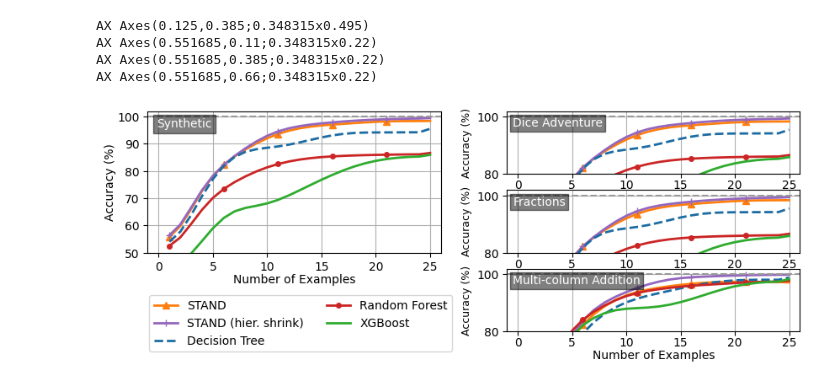
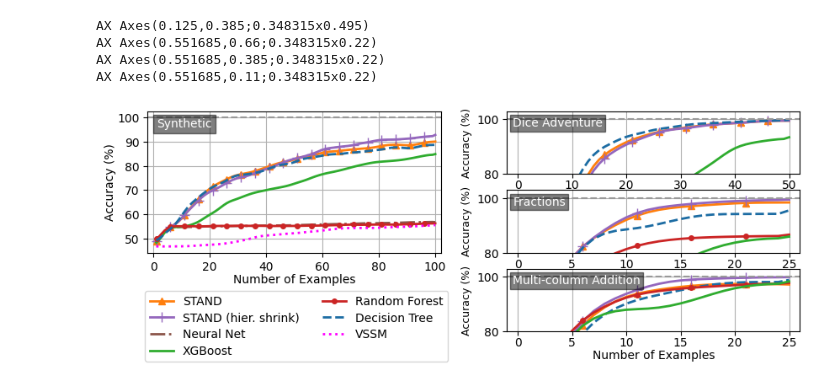
Before and after one commit to DannyWeitekamp/stand_eval, a Jupyter notebook: Sim Plots.ipynb, the cells around one changed output. Saved outputs shown, nothing was run; the diff lists cells and outputs as text; code cells hidden in the pictures.

```diff
--- a/Sim Plots.ipynb
+++ b/Sim Plots.ipynb
@@ -338,7 +312,4 @@ The autoreload extension is already loaded. To reload it, use:
 # %%
-stat_sets_by_model = load_stat_sets("sim_saves/*")
+_stat_sets_by_model = load_stat_sets("sim_saves/*")
 stats_vssm = load_stat_sets("vssm/*")
-
-print(stats_vssm)
-
-stat_sets_by_model = {**stat_sets_by_model, **stats_vssm}
+stat_sets_by_model = {**_stat_sets_by_model, **stats_vssm}
@@ -531,5 +485,5 @@ plt.show()
 # %%
-stat_sets_by_model = load_stat_sets("sim_saves/*")
+#stat_sets_by_model = load_stat_sets("sim_saves/*")
 
 #plot_active_diff( aggregate_stat(stat_sets_by_model, "accuracies"),
 #                  "Active Learning Utility", h_line=100)
@@ -990,29 +805,16 @@ gs = gridspec.GridSpec(3, 2, width_ratios=[2, 2], height_ratios=[1, 1, 1], wspac
 
 # Left: Large image spans all 3 rows
 ax_large = plt.subplot(gs[:-1, 0])
-#ax_large.imshow(large_image, cmap='gray')
-#ax_large.set_title('Large Image')
-#ax_large.axis('off')
 
 ax_large.text(0.03, 0.95, "Synthetic", color='white', fontsize=10,
             ha='left', va='top', transform=ax_large.transAxes,
             bbox=dict(facecolor='black', alpha=0.5, pad=3))
-handles, labels = axes[0].get_legend_handles_labels()
-fig.legend(handles, labels, loc='lower left', ncol=2, bbox_to_anchor=(0.12, 0.02))
-
-
-#ax_large.set_xlabel("Number of Examples")
-
 
 # Right: 3 smaller images
 small_ax = []
 small_text = ["Dice Adventure", "Fractions", "Multi-column Addition"]
 for i in range(3):
     ax = plt.subplot(gs[i, 1])
-    #ax.imshow(small_images[i], cmap='gray')
-    #ax.set_title(f'Small Image {i+1}')
-    #ax.axis('off')
-
     small_ax.append(ax)
 
     ax.text(0.02, 0.9, small_text[i], color='white', fontsize=10,
@@ -1023,60 +825,46 @@ for i in range(3):
 sax0, sax1, sax2 = small_ax
 
 from matplotlib.patches import Patch
-#legend_elements = [
-#    Patch(facecolor='gray', label='Category A'),
-#    Patch(facecolor='black', label='Category B'),
-#    Patch(facecolor='gray', label='Category A'),
-#    Patch(facecolor='black', label='Category B'),
-#    Patch(facecolor='gray', label='Category A'),
-#    Patch(facecolor='black', label='Category B')
-#]
 
-# Add legend under the large image
-#ax_large.legend(handles=legend_elements,
-#                loc='lower center',
-#                bbox_to_anchor=(0.5, -0.7),  # Adjust vertical position
-#                ncol=2,
-#                frameon=False)
+plot_stat( aggregate_stat(stat_sets_by_model, "accuracies"),
+           None, h_line=100, show_active=False, ax=ax_large, force_legend=False,
+           y_label="Accuracy (%)")
+
+da_sets_by_model = load_stat_sets("dice_adv/*")
+plot_stat( aggregate_stat(da_sets_by_model, "accuracies"),
+           None, h_line=100, x_lim=(-2,52), y_lim=(80,103), show_active=False, ax=sax0, y_label="Accuracy (%)")
 
 plot_stat( stats_by_cond(mc_conditions, "completeness"),
-           None, x_lim = (-1,26), y_lim=(50,102), h_line=100, show_active=False, ax=ax_large,
-           x_label = "", y_label="Accuracy (%)")#, save_name="acc")
-
-plot_stat( stats_by_cond(frac_conditions, "completeness"),
-           None, x_lim = (-1,26), y_lim=(80,102), h_line=100, show_active=False, ax=sax2,
+           None, x_lim = (-1,26), y_lim=(80,103), h_line=100, show_active=False, ax=sax1,
            x_label = "", y_label="Accuracy (%)")#, save_name="acc")
 
 
-plot_stat( stats_by_cond(mc_conditions, "completeness"),
-           None, x_lim = (-1,26), y_lim=(80,102), h_line=100, show_active=False, ax=sax1,
+plot_stat( stats_by_cond(frac_conditions, "completeness"),
+           None, x_lim = (-1,26), y_lim=(80,103), h_line=100, show_active=False, ax=sax2,
            x_label = "", y_label="Accuracy (%)")#, save_name="acc")
 
+handles, labels = ax_large.get_legend_handles_labels()
+fig.legend(handles, labels, loc='lower left', ncol=2, bbox_to_anchor=(0.115, -.015), labelspacing=0.4)
 
-plot_stat( stats_by_cond(mc_conditions, "completeness"),
-           None, x_lim = (-1,26), y_lim=(80,102), h_line=100, show_active=False, ax=sax0,
-           x_label = "", y_label="Accuracy (%)")#, save_name="acc")
 
 sax2.tick_params(axis="x", pad=1)
 sax1.tick_params(axis="x", pad=1)
 sax0.tick_params(axis="x", pad=1)
 
 sax2.set_ylabel("Accuracy (%)", fontsize=9)
 sax1.set_ylabel("Accuracy (%)", fontsize=9)
 sax0.set_ylabel("Accuracy (%)", fontsize=9)
 
 sax2.set_xlabel("Number of Examples",labelpad=1)
 ax_large.set_xlabel("Number of Examples", labelpad=1)
 
 
-
-
-
 plt.tight_layout()
+plt.savefig(f"sim_plots/acc_all.png", bbox_inches='tight')
 plt.show()
 # %% [output]
 AX Axes(0.125,0.385;0.348315x0.495)
+AX Axes(0.551685,0.66;0.348315x0.22)
+AX Axes(0.551685,0.385;0.348315x0.22)
 AX Axes(0.551685,0.11;0.348315x0.22)
-AX Axes(0.551685,0.385;0.348315x0.22)
-AX Axes(0.551685,0.66;0.348315x0.22)
-[figure, old version]
+[figure, new version]
```
Also changed, not shown: parts of 24 cells of this notebook, 2 other files.
